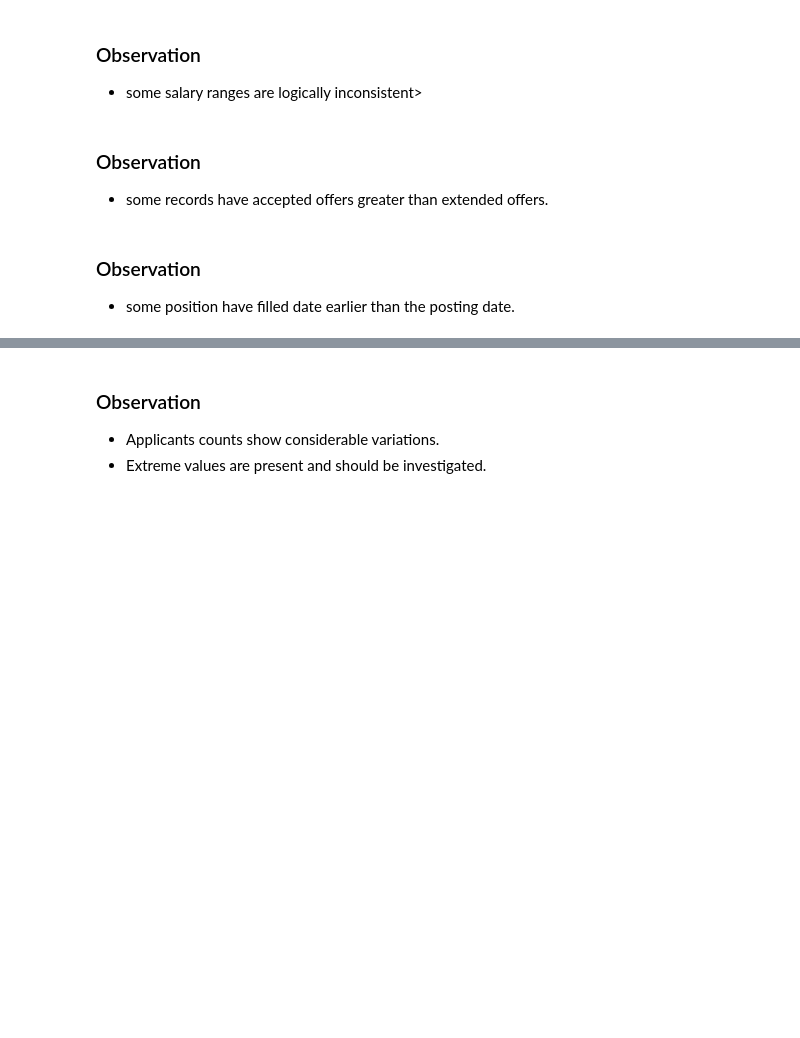
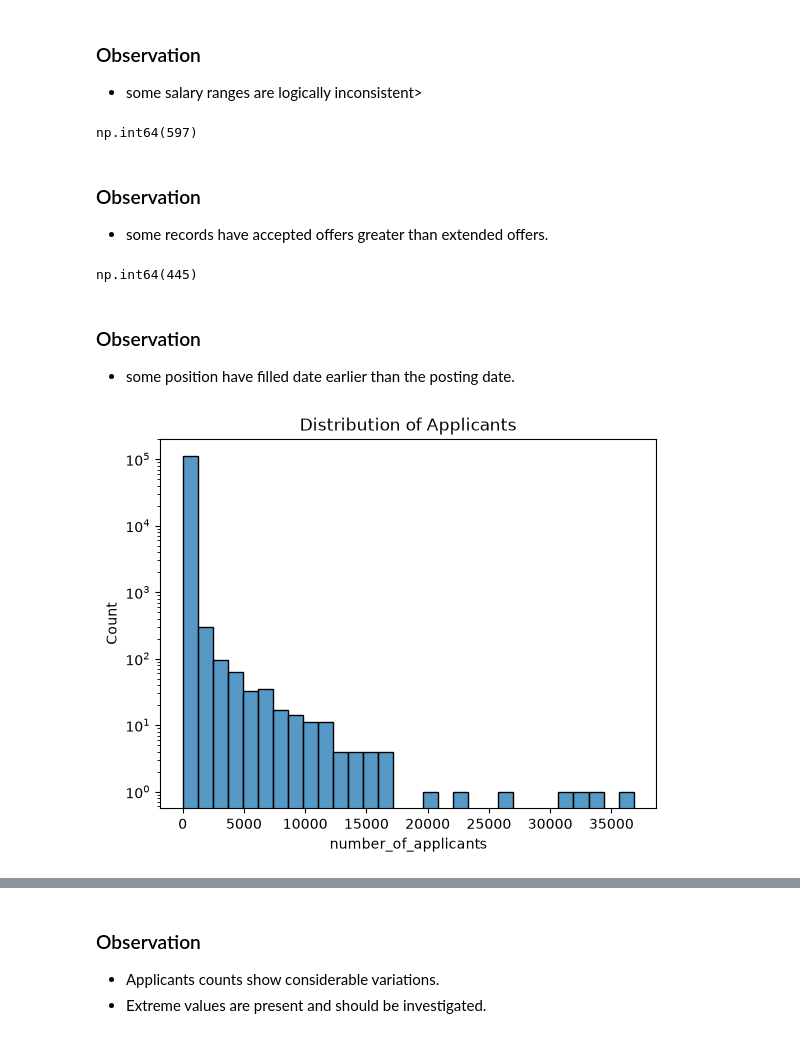
Before and after one commit to adityasaini-devx/Task_01, a Jupyter notebook: EDA_Tech_Job_Market.ipynb, the cells around one changed output, grey strips where cells are left out. Saved outputs shown, nothing was run; the diff lists cells and outputs as text; code cells hidden in the pictures; blank space fills up the shorter version.

```diff
--- a/EDA_Tech_Job_Market.ipynb
+++ b/EDA_Tech_Job_Market.ipynb
@@ -47,2 +167,14 @@ df["work_mode"].value_counts()
+# %%
+df["work_mode_clean"] = df["work_mode"].astype(str).str.strip().str.title()
+work_mode_mapping = {
+    "Wfh": "Remote",
+    "Work From Home": "Remote",
+    "Remote": "Remote",
+    "In-Office": "Onsite",
+    "On-Site": "Onsite",
+    "Onsite": "Onsite",
+    "Hybrid": "Hybrid"
+}
+df["work_mode_clean"] = df["work_mode_clean"].replace(work_mode_mapping)
 # %%
 df["company_type"].value_counts()
@@ -69,17 +220,24 @@ df["application_deadline"] = pd.to_datetime(df["application_deadline"],errors="c
 - some salary ranges are logically inconsistent>
 # %%
 (df["offers_extended"] < df["offers_accepted"]).sum()
+# %% [output]
+np.int64(597)
 # %% [markdown]
 ### Observation
 - some records have accepted offers greater than extended offers.
 # %%
 (df["posting_date"] > df["date_position_filled"]).sum()
+# %% [output]
+np.int64(445)
 # %% [markdown]
 ### Observation
 - some position have filled date earlier than the posting date.
 # %%
-sns.histplot(df["number_of_applicants"], bins=30, log=True)
+df_positive = df[df["number_of_applicants"] >= 0]
+sns.histplot(df_positive["number_of_applicants"], bins=30, log=True)
 plt.title("Distribution of Applicants")
 plt.show()
+# %% [output]
+[figure, added]
 # %%
 df["number_of_applicants"].describe()
```
Also changed, not shown: parts of 39 cells of this notebook.
